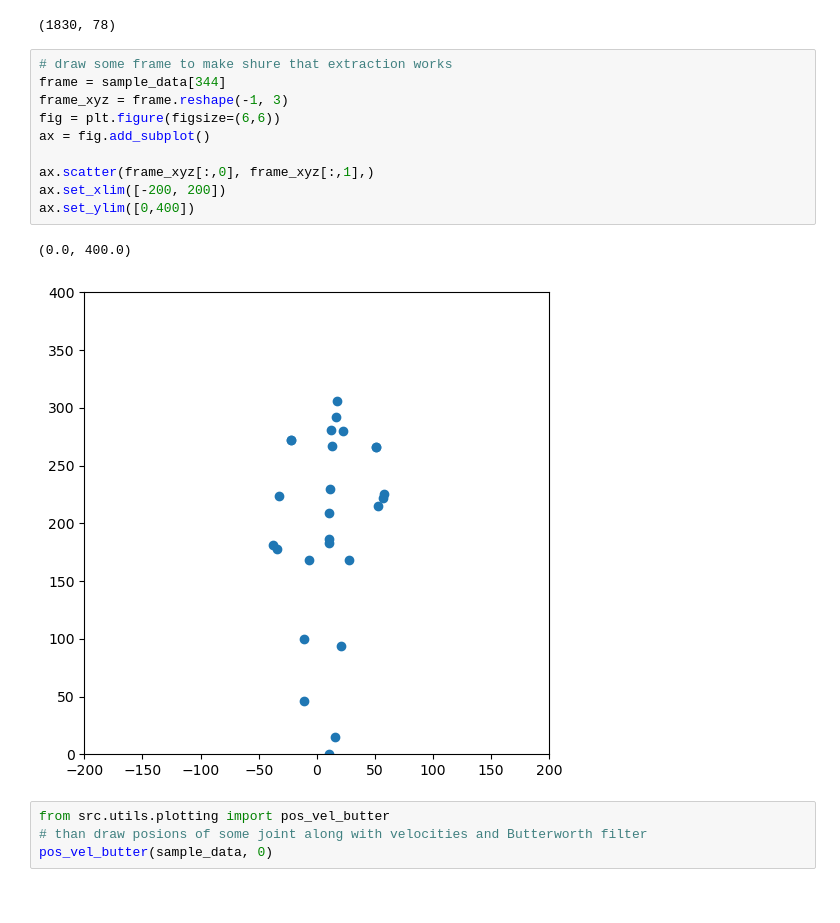
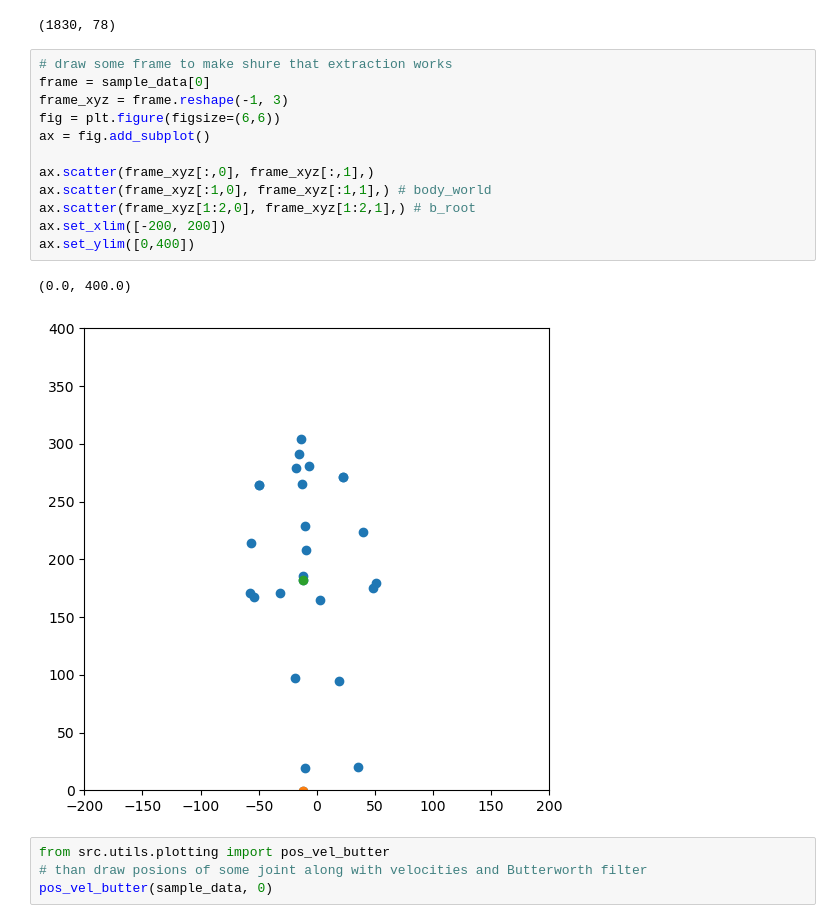
Before and after one commit to FineMotion/GENEA_2023, a Jupyter notebook: PAE.ipynb, the cells around one changed output. Saved outputs shown, nothing was run; the diff lists cells and outputs as text.

```diff
--- a/PAE.ipynb
+++ b/PAE.ipynb
@@ -168,17 +168,19 @@ sample_data.shape
 (1830, 78)
 # %%
 # draw some frame to make shure that extraction works
-frame = sample_data[344]
+frame = sample_data[0]
 frame_xyz = frame.reshape(-1, 3)
 fig = plt.figure(figsize=(6,6))
 ax = fig.add_subplot()
 
 ax.scatter(frame_xyz[:,0], frame_xyz[:,1],)
+ax.scatter(frame_xyz[:1,0], frame_xyz[:1,1],) # body_world
+ax.scatter(frame_xyz[1:2,0], frame_xyz[1:2,1],) # b_root
 ax.set_xlim([-200, 200])
 ax.set_ylim([0,400])
 # %% [output]
 (0.0, 400.0)
-[figure, old version]
+[figure, new version]
 # %%
 from src.utils.plotting import pos_vel_butter
 # than draw posions of some joint along with velocities and Butterworth filter
```
Also changed, not shown: parts of 19 cells of this notebook, 2 other files.
